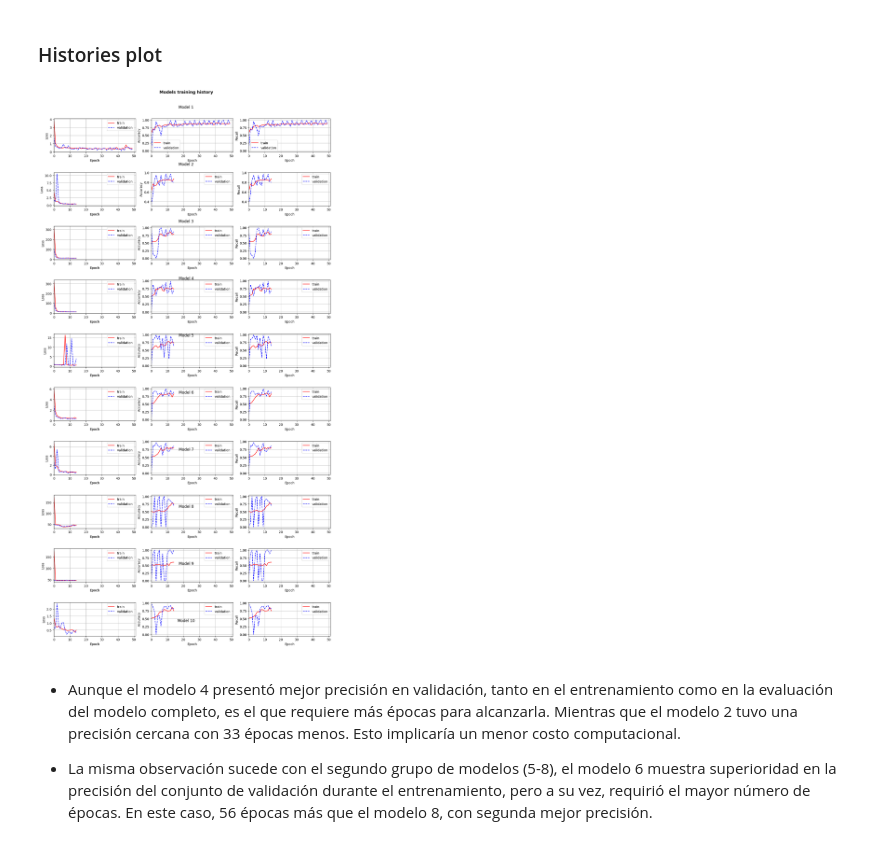
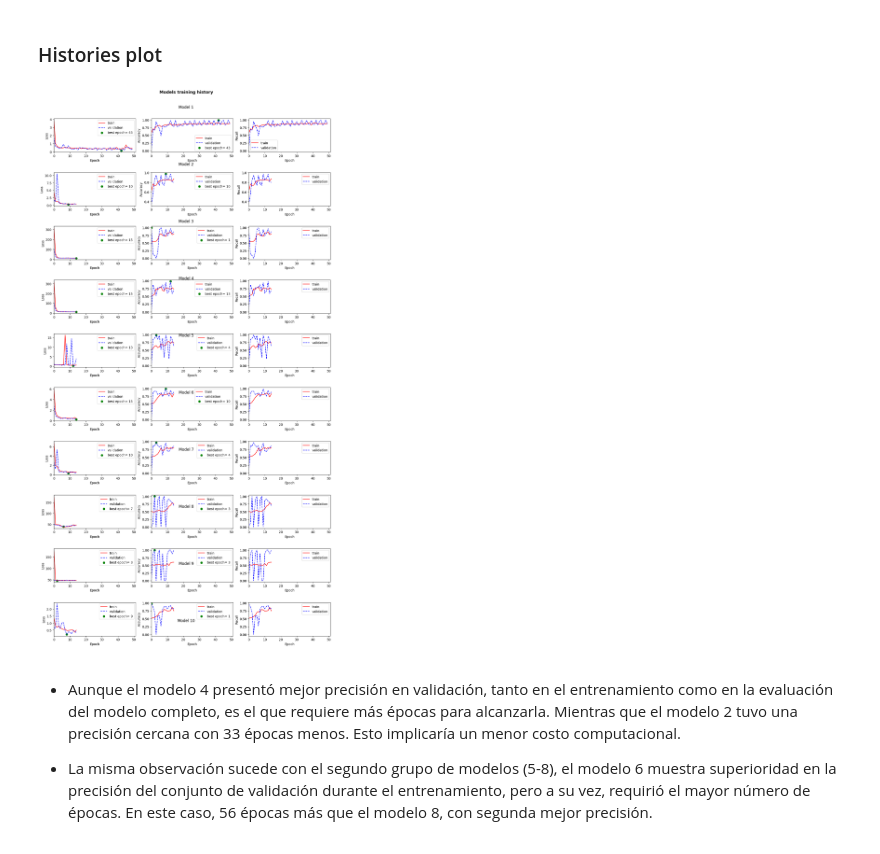
Before and after one commit to melissaortegaa/monografia, a Jupyter notebook: 02_baseline.ipynb, the cells around one changed output. Drawn from its saved outputs; the diff is of its cells as text; code cells hidden in the pictures.

```diff
--- a/02_baseline.ipynb
+++ b/02_baseline.ipynb
@@ -598,42 +598,55 @@ for i, history in enumerate(histories):
         hist = pd.DataFrame(history.history)
         hist['epoch'] = history.epoch
 
+        # Found best epochs
+        val_lowest_index = hist['val_loss'].idxmin()
+        val_lowest = hist['val_loss'].min()
+        index_loss = hist['epoch'][val_lowest_index]
+
+        val_max_index = hist['val_accuracy'].idxmax()
+        val_max = hist['val_accuracy'].max()
+        index_acc = hist['epoch'][val_max_index]
+
+        loss_label = f'best epoch= {str(index_loss + 1)}'
+        acc_label = f'best epoch= {str(index_acc + 1)}'
+
         # Plot loss
         axes[i,0].plot(hist['epoch'], hist['loss'], label= 'train', ls ='-', color = 'red')
         axes[i,0].plot(hist['epoch'], hist['val_loss'], label = 'validation',ls ='--', color = 'blue')
+        axes[i,0].scatter(index_loss, val_lowest,s=40, c='green', label=loss_label)
         axes[i,0].set_ylabel('Loss')
 
         # Plot accuracy
         axes[i,1].plot(hist['epoch'], hist['accuracy'], label= 'train',  ls ='-', color = 'red')
         axes[i,1].plot(hist['epoch'], hist['val_accuracy'], label = 'validation', ls = '--', color = 'blue')
+        axes[i,1].scatter(index_acc, val_max, s=40, c='green', label=acc_label)
         axes[i,1].set_ylabel('Accuracy')
 
         # Plot recall
         val_recall_columns = [col for col in hist.columns if 'recall' in col]
         if val_recall_columns:
             axes[i,2].plot(hist['epoch'], hist[val_recall_columns[0]], label= 'train',  ls ='-', color = 'red')
             axes[i,2].plot(hist['epoch'], hist[val_recall_columns[1]], label= 'validation', ls = '--', color = 'blue')
             axes[i,2].set_ylabel('Recall')
         else:
             print(f"No se encontraron columnas de recall en la historia del modelo {titles[i]}")
 
         # Styling
         for j in range(3):
             axes[i,j].set_xlabel('Epoch')
             axes[i,j].legend()
             axes[i,j].set_xlim([0, max_epoch+2])
            # axes[i,j].set_ylim([0, 1])
-            axes[i,j].grid(True)
 
         plt.subplots_adjust(hspace=0.5)
         plt.figtext(0.5, ((i*-0.10) + 0.95), titles[i], va="center", ha="center", size=12)
 
 fig.suptitle("Models training history", fontsize = 13, weight='bold')
 plt.tight_layout()
 plt.subplots_adjust(top=0.93, hspace= 0.6)
 plt.show();
 # %% [output]
-[figure, old version]
+[figure, new version]
 # %% [markdown]
 - Aunque el modelo 4 presentó mejor precisión en validación, tanto en el entrenamiento como en la evaluación del modelo completo, es el que requiere más épocas para alcanzarla. Mientras que el modelo 2 tuvo una precisión cercana con 33 épocas menos. Esto implicaría un menor costo computacional.
 
```
Also changed, not shown: parts of 2 cells of this notebook.
